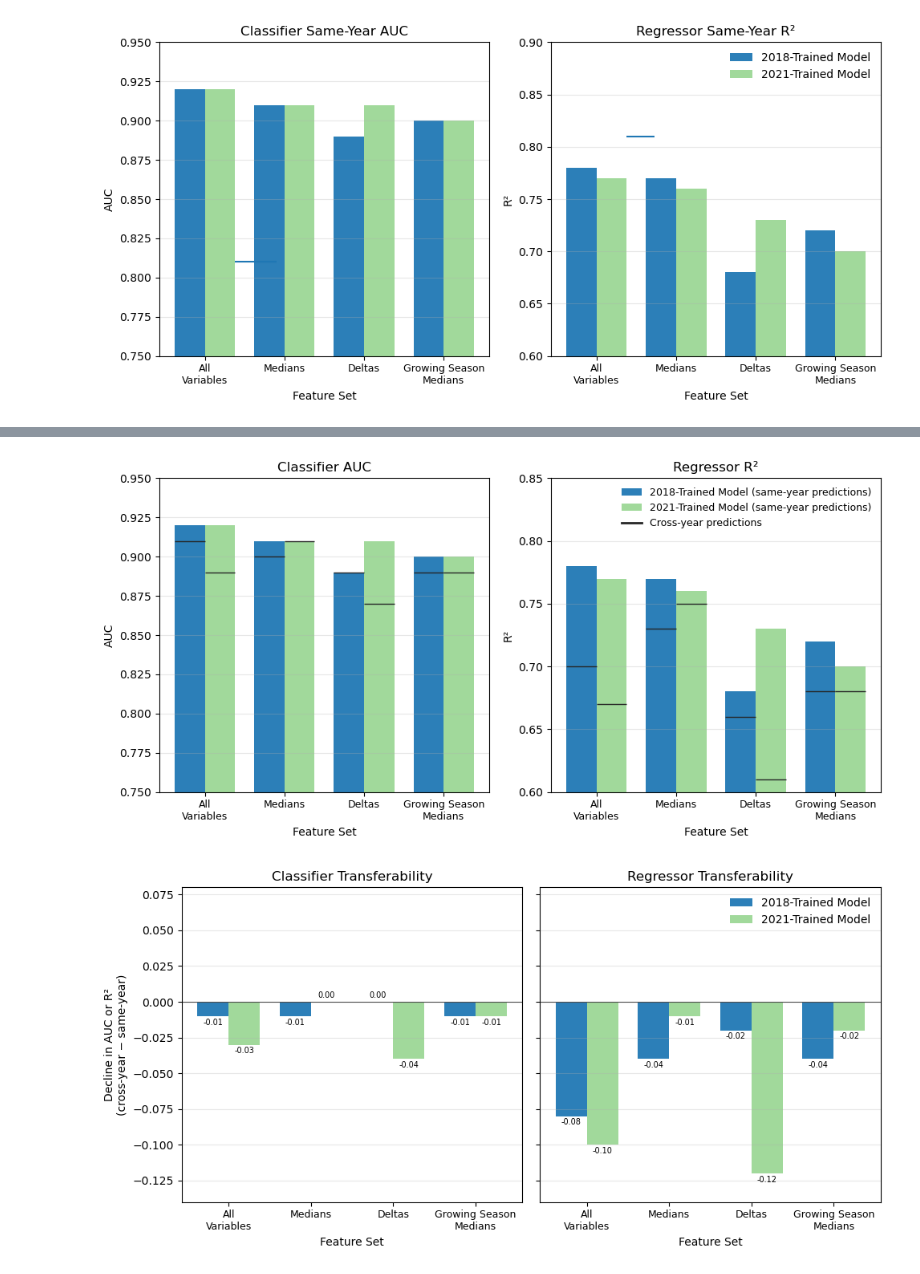
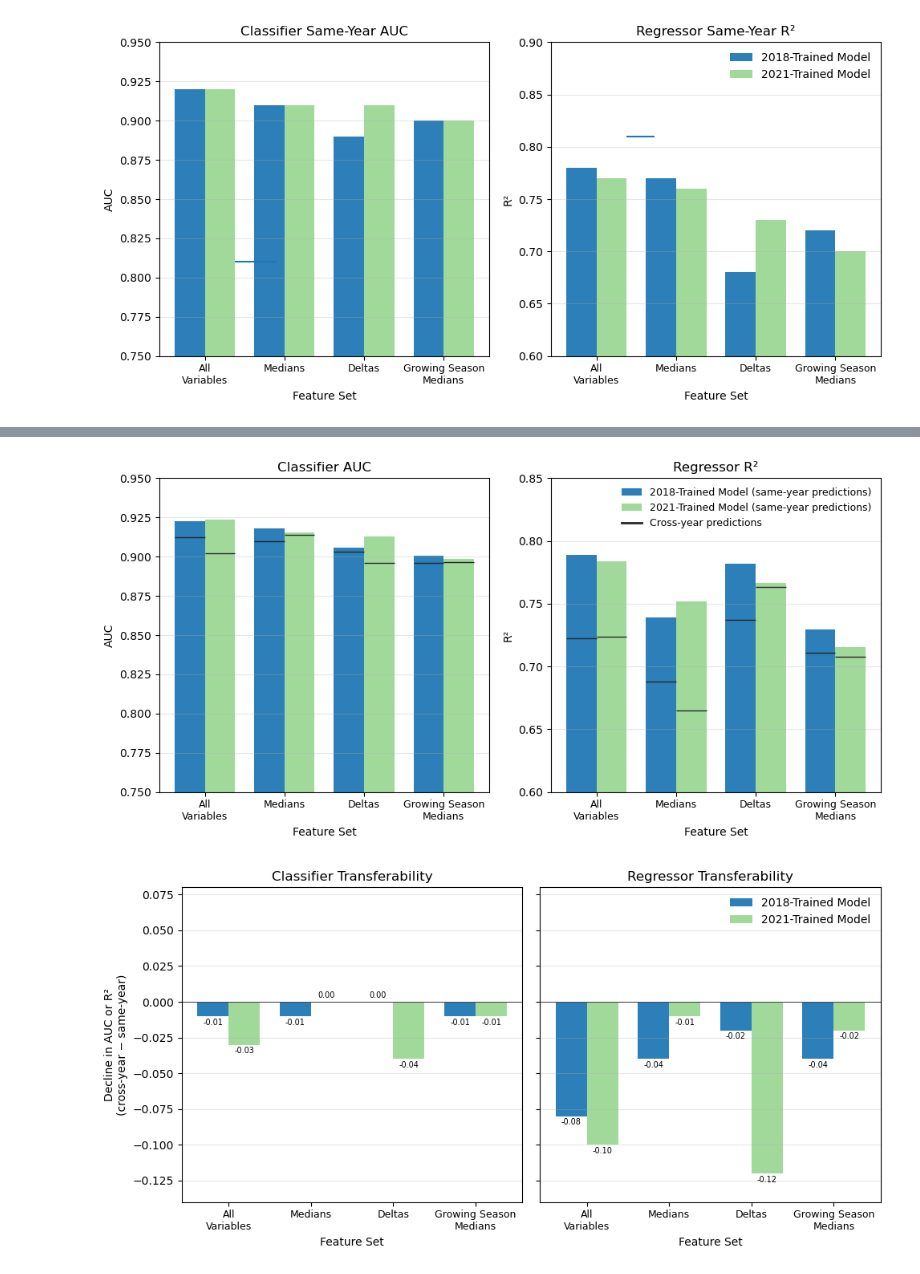
Before and after one commit to rosehanuy/nyc-tree-canopy, a Jupyter notebook: train_model_v2.ipynb, the cells around one changed output, grey strips where cells are left out. Drawn from its saved outputs; the diff is of its cells as text; code cells hidden in the pictures.

Commit message:
add random seed and feature comp plot

```diff
--- a/train_model_v2.ipynb
+++ b/train_model_v2.ipynb
@@ -303,3 +397,13 @@ axes[1].legend(frameon=False)
 plt.tight_layout()
 # %% [output]
 [figure]
+# %%
+def read_in_feature_comp_results(output_label):
+    c = pd.read_csv(root / 'models' / output_label / f'{output_label}_clf_results_means.csv')
+    c = c.rename(columns={'sameyear_auc_mean':'sameyear','otheryear_auc_mean':'otheryear','sameyear_auc_std':'sameyear_std','otheryear_auc_std':'otheryear_std'})
+    r = pd.read_csv(root / 'models' / output_label / f'{output_label}_rgr_results_means.csv')
+    r = r.rename(columns={'sameyear_r2_mean':'sameyear','otheryear_r2_mean':'otheryear','sameyear_r2_std':'sameyear_std','otheryear_r2_std':'otheryear_std'})
+    return c, r
+
+c_18, r_18 = read_in_results('nyc18')
+c_21, r_21 = read_in_results('nyc21')
@@ -305,0 +419,14 @@ plt.tight_layout()
+# %%
+clf = {2018: c_18, 2021: c_21}
+rgr = {2018: r_18, 2021: r_21}
+
+colors_18 = ('#007979','#24B1B1')
+colors_21 = ('#5FACD3','#97DDE9')
+
+c_label = 'Mean AUC'
+r_label = 'Mean R²'
+
+c_ylim = (0.85, 0.93)
+r_ylim = (0.60, 0.80)
+
+result_dfs = [(c_18, '2018-trained Classifiers',c_ylim, colors_18,c_label), (c_21, '2021-trained Classifiers',c_ylim,colors_21,c_label),(r_18,'2018-trained Regressors',r_ylim,colors_18,r_label), (r_21, '2021-trained Regressors',r_ylim,colors_21,r_label)]
@@ -306,33 +497,44 @@ plt.tight_layout()
 # %%
+
+
+# (train_year, metric) -> (same_year, cross_year)
+# clf = {2018: ([0.92,0.91,0.89,0.90], [0.91,0.90,0.89,0.89]),
+#        2021: ([0.92,0.91,0.91,0.90], [0.89,0.91,0.87,0.89])}
+# rgr = {2018: ([0.78,0.77,0.68,0.72], [0.70,0.73,0.66,0.68]),
+#        2021: ([0.77,0.76,0.73,0.70], [0.67,0.75,0.61,0.68])}
+
+
 fig, axes = plt.subplots(1, 2, figsize=(10, 5), sharex=True)
 x, w = np.arange(len(feature_sets)), 0.38
 
 for row, (data, label, ylim) in enumerate([(clf, 'Classifier AUC', (0.75, 0.95)),
                                             (rgr, 'Regressor R²',  (0.60, 0.85))]):
     ax = axes[row]
     for off, year, color in [(-w/2, 2018, '#2c7fb8'), (w/2, 2021, '#a1d99b')]:
-        same, cross = data[year]
+        #same, cross = data[year]
+        same = data[year]['sameyear']
+        cross =data[year]['otheryear']
         ax.bar(x + off, same, w, color=color, label=f'{year}-Trained Model (same-year predictions)')
         ax.hlines(cross, (x + off) - w/2, (x + off) + w/2,
                   color='0.15', lw=1, zorder=3)
 
     ax.set_ylim(*ylim)
     ax.set_title(label)
     ax.set_xlabel('Feature Set')
     ax.set_ylabel(label.split(' ')[-1])
     ax.grid(axis='y', alpha=0.3)
 
 # one proxy handle so the tick appears in the legend
 from matplotlib.lines import Line2D
 handles, lbls = axes[1].get_legend_handles_labels()
 handles.append(Line2D([0], [0], color='0.15', lw=2))
 lbls.append('Cross-year predictions')
 axes[1].legend(handles, lbls, frameon=False, fontsize=9)
 
 axes[0].set_xticks(x)
 for ax in axes:
     ax.set_xticklabels(feature_sets, fontsize=9, ha='center')
 plt.tight_layout()
 # %% [output]
-[figure, old version]
+[figure, new version]
 # %%
```
Also changed, not shown: parts of 15 cells of this notebook, 1 other file.
